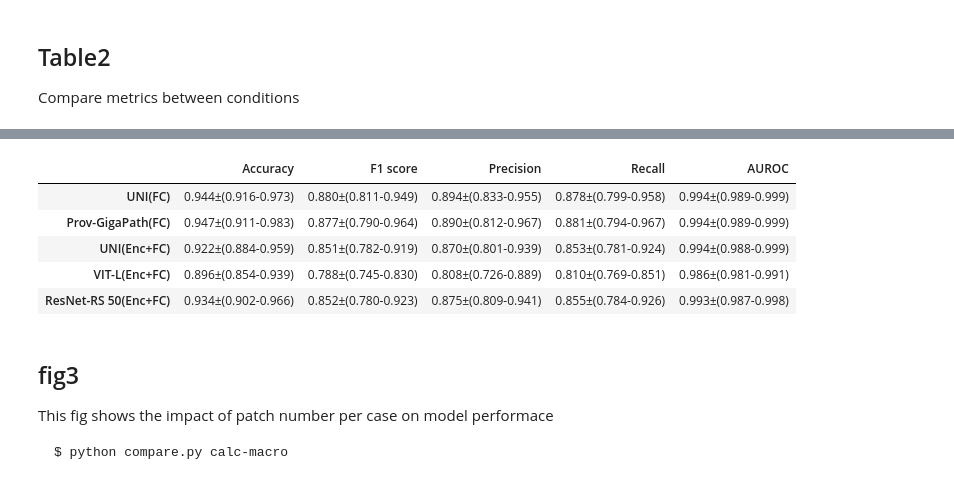
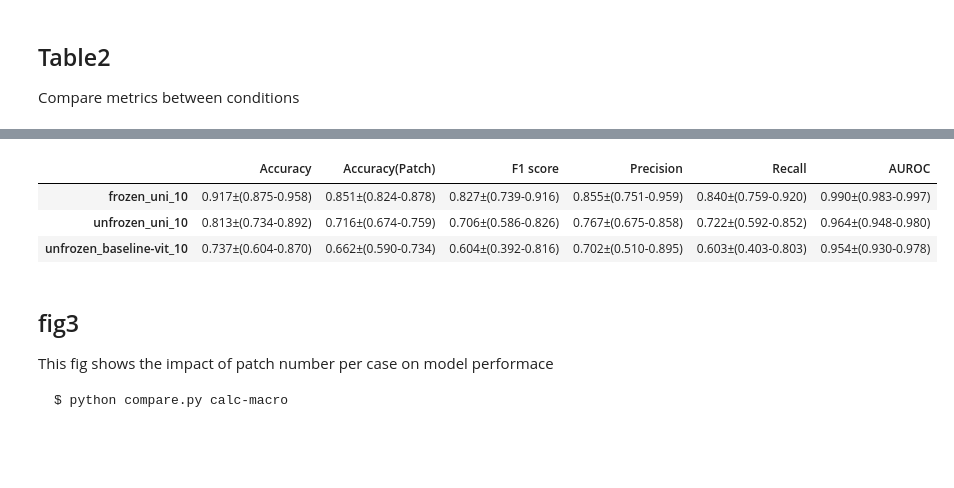
Before and after one commit to endaaman/bt, a Jupyter notebook: fig.ipynb, the cells around one changed output, grey strips where cells are left out. Cells and saved outputs as stored; diff of their text form; code cells hidden in the pictures; blank space fills up the shorter version.

Commit message:
update data

```diff
--- a/fig.ipynb
+++ b/fig.ipynb
@@ -236,61 +314,8 @@ Compare metrics between conditions
 # %%
-from scipy import stats
-from functools import lru_cache
-
-cache = {}
-def load_df(p):
-    if p in cache:
-        return cache[p]
-    df = pd.read_excel(p, sheet_name='report', index_col=0)
-    cache[p] = df
-    return df
-
-def calc_score(values):
-    se = stats.sem(values)
-    mean = np.mean(values)
-    cis = stats.t.interval(confidence=0.95, df=len(values)-1, loc=mean, scale=se)
-    return [mean, *cis]
-
 conds = [
-    'frozen_uni',
-    'frozen_gigapath',
-    'unfrozen_uni',
-    'unfrozen_baseline-vit',
-    'unfrozen_baseline-cnn',
+    'frozen_uni_10',
+    'unfrozen_uni_10',
+    'unfrozen_baseline-vit_10',
 ]
-
-labels = [
-    'UNI(FC)',
-    'Prov-GigaPath(FC)',
-    'UNI(Enc+FC)',
-    'VIT-L(Enc+FC)',
-    'ResNet-RS 50(Enc+FC)',
-]
-
-metrics = {
-    'Accuracy': lambda df: df[df.index == 'accuracy'].iloc[0, 0],
-    'F1 score': lambda df: df[df.index == 'macro avg'].iloc[0]['f1-score'],
-    'Precision': lambda df: df[df.index == 'macro avg'].iloc[0]['precision'],
-    'Recall': lambda df: df[df.index == 'macro avg'].iloc[0]['recall'],
-    'AUROC ': lambda df: df[df.index == 'auc'].iloc[0, 0],
-}
-
-data = []
-for cond in conds:
-    scores = {}
-    for m, fn in metrics.items():
-        values = []
-        for fold in range(5):
-            p = f'out/compare/LMGAOB/fold5_{fold}/{cond}_100/test/report.xlsx'
-            df = load_df(p)
-            value = fn(df)
-            values.append(value)
-        score = calc_score(values)
-        print(score)
-        scores[m] = '{:.3f}±({:.3f}-{:.3f})'.format(*score)
-    data.append(scores)
-
-df = pd.DataFrame(data, index=labels)
-df.to_excel('out/figs/table2.xlsx')
-df
+pd.DataFrame([get_scores(c) for c in conds], index=conds)
 # %% [output]
@@ -314,9 +322,7 @@ df
-|  | Accuracy | F1 score | Precision | Recall | AUROC |
-| UNI(FC) | 0.944±(0.916-0.973) | 0.880±(0.811-0.949) | 0.894±(0.833-0.955) | 0.878±(0.799-0.958) | 0.994±(0.989-0.999) |
-| Prov-GigaPath(FC) | 0.947±(0.911-0.983) | 0.877±(0.790-0.964) | 0.890±(0.812-0.967) | 0.881±(0.794-0.967) | 0.994±(0.989-0.999) |
-| UNI(Enc+FC) | 0.922±(0.884-0.959) | 0.851±(0.782-0.919) | 0.870±(0.801-0.939) | 0.853±(0.781-0.924) | 0.994±(0.988-0.999) |
-| VIT-L(Enc+FC) | 0.896±(0.854-0.939) | 0.788±(0.745-0.830) | 0.808±(0.726-0.889) | 0.810±(0.769-0.851) | 0.986±(0.981-0.991) |
-| ResNet-RS 50(Enc+FC) | 0.934±(0.902-0.966) | 0.852±(0.780-0.923) | 0.875±(0.809-0.941) | 0.855±(0.784-0.926) | 0.993±(0.987-0.998) |
+|  | Accuracy | Accuracy(Patch) | F1 score | Precision | Recall | AUROC |
+| frozen_uni_10 | 0.917±(0.875-0.958) | 0.851±(0.824-0.878) | 0.827±(0.739-0.916) | 0.855±(0.751-0.959) | 0.840±(0.759-0.920) | 0.990±(0.983-0.997) |
+| unfrozen_uni_10 | 0.813±(0.734-0.892) | 0.716±(0.674-0.759) | 0.706±(0.586-0.826) | 0.767±(0.675-0.858) | 0.722±(0.592-0.852) | 0.964±(0.948-0.980) |
+| unfrozen_baseline-vit_10 | 0.737±(0.604-0.870) | 0.662±(0.590-0.734) | 0.604±(0.392-0.816) | 0.702±(0.510-0.895) | 0.603±(0.403-0.803) | 0.954±(0.930-0.978) |
 # %% [markdown]
 ## fig3
 
```
Also changed, not shown: parts of 2 cells of this notebook.
